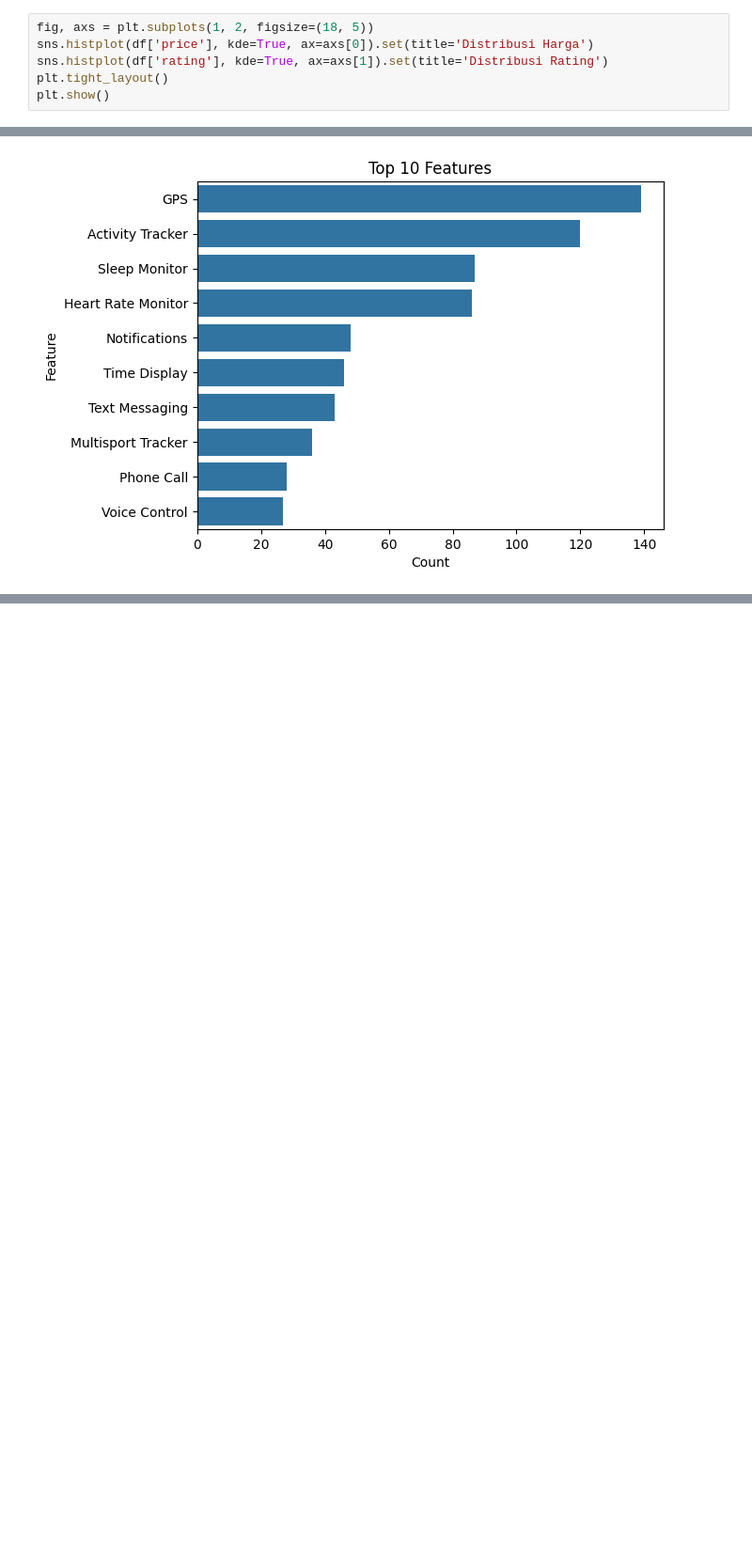
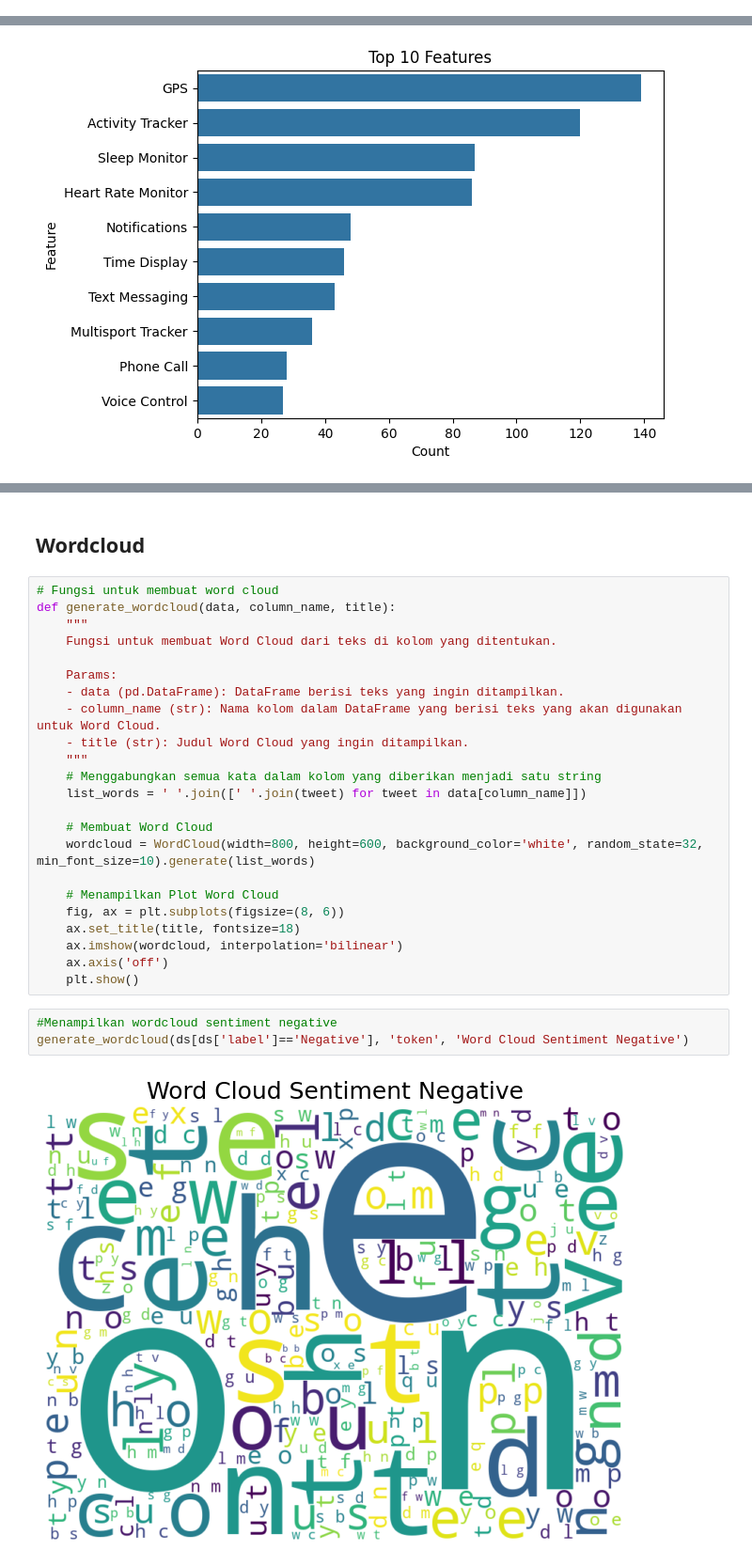
Before and after one commit to FTDS-assignment-bay/p2-final-project-ftds-043-rmt-group-001, a Jupyter notebook: eda.ipynb, the cells around one changed output, grey strips where cells are left out. Shown at 94% size. Saved outputs shown, nothing was run; the diff lists cells and outputs as text; blank space fills up the shorter version.

```diff
--- a/eda.ipynb
+++ b/eda.ipynb
@@ -32,6 +43,0 @@ plt.show()
-# %%
-fig, axs = plt.subplots(1, 2, figsize=(18, 5))
-sns.histplot(df['price'], kde=True, ax=axs[0]).set(title='Distribusi Harga')
-sns.histplot(df['rating'], kde=True, ax=axs[1]).set(title='Distribusi Rating')
-plt.tight_layout()
-plt.show()
@@ -118,0 +150,30 @@ plt.show()
+# %% [markdown]
+## Wordcloud
+# %%
+# Fungsi untuk membuat word cloud
+def generate_wordcloud(data, column_name, title):
+    """
+    Fungsi untuk membuat Word Cloud dari teks di kolom yang ditentukan.
+
+    Params:
+    - data (pd.DataFrame): DataFrame berisi teks yang ingin ditampilkan.
+    - column_name (str): Nama kolom dalam DataFrame yang berisi teks yang akan digunakan untuk Word Cloud.
+    - title (str): Judul Word Cloud yang ingin ditampilkan.
+    """
+    # Menggabungkan semua kata dalam kolom yang diberikan menjadi satu string
+    list_words = ' '.join([' '.join(tweet) for tweet in data[column_name]])
+
+    # Membuat Word Cloud
+    wordcloud = WordCloud(width=800, height=600, background_color='white', random_state=32, min_font_size=10).generate(list_words)
+
+    # Menampilkan Plot Word Cloud
+    fig, ax = plt.subplots(figsize=(8, 6))
+    ax.set_title(title, fontsize=18)
+    ax.imshow(wordcloud, interpolation='bilinear')
+    ax.axis('off')
+    plt.show()
+# %%
+#Menampilkan wordcloud sentiment negative
+generate_wordcloud(ds[ds['label']=='Negative'], 'token', 'Word Cloud Sentiment Negative')
+# %% [output]
+[figure, added]
```
Also changed, not shown: parts of 14 cells of this notebook.
